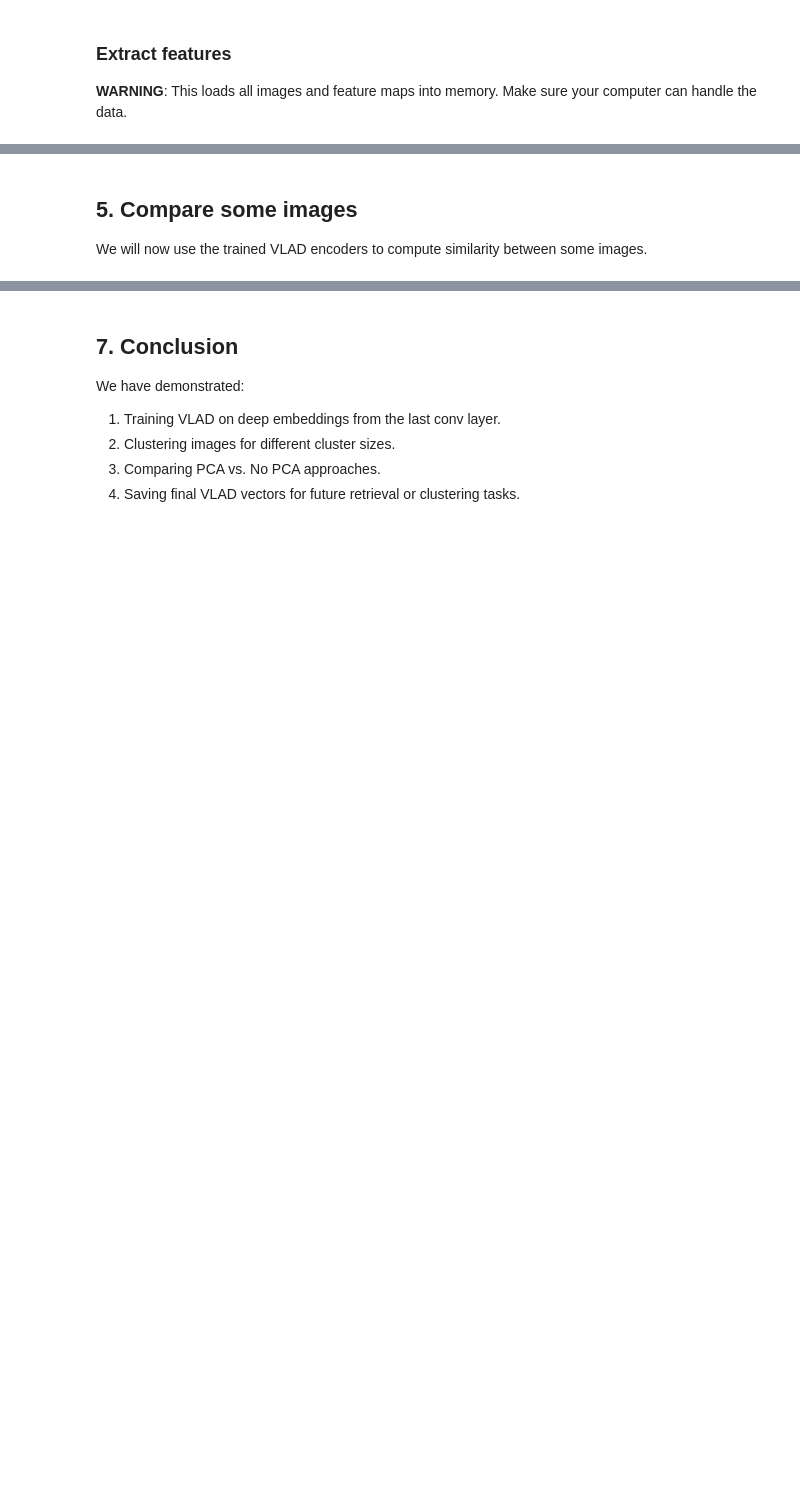
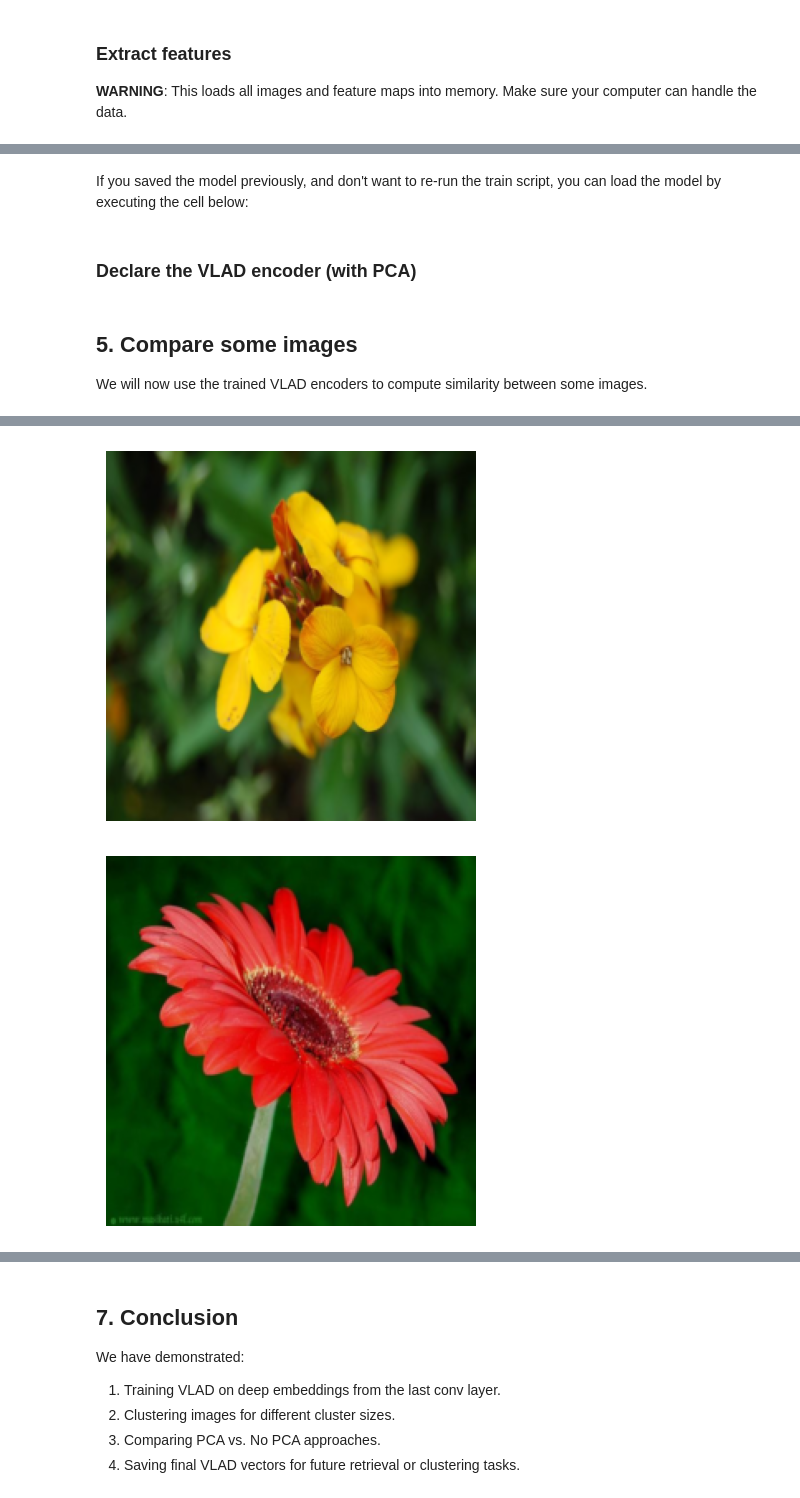
Before and after one commit to MechaCritter/Python-Visual-Similarity, a Jupyter notebook: examples/vlad_with_vgg16_embeddings.ipynb, the cells around one changed output, grey strips where cells are left out. Drawn from its saved outputs; the diff is of its cells as text; code cells hidden in the pictures; blank space fills up the shorter version.

```diff
--- a/examples/vlad_with_vgg16_embeddings.ipynb
+++ b/examples/vlad_with_vgg16_embeddings.ipynb
@@ -56,6 +63,7 @@ transformer = transforms.Compose(
 )
 
 train_dataset = OxfordFlowerDataset(transform=transformer, purpose='train')
+val_dataset = OxfordFlowerDataset(transform=transformer, purpose='validation')
 print("Number of images in the dataset:", len(train_dataset))
 # %% [output]
 Number of images in the dataset: 6149
@@ -140,0 +161,2 @@ Similar to above, but here, the dimension of each feature vector is reduced `by
+# %% [markdown]
+If you saved the model previously, and don't want to re-run the train script, you can load the model by executing the cell below:
@@ -141 +167,3 @@ Similar to above, but here, the dimension of each feature vector is reduced `by
+# %% [markdown]
+### Declare the VLAD encoder (with PCA)
 # %%
@@ -162,3 +185,9 @@ if SAVE_DATA:
 ## **5. Compare some images**
 
 We will now use the trained VLAD encoders to compute similarity between some images.
+# %%
+image_1, label_1, path_1 = train_dataset[2005]
+image_2, label_2, path_2 =  val_dataset[401]
+plot_image(image_1)
+plot_image(image_2)
+# %% [output]
@@ -164,0 +195,2 @@ We will now use the trained VLAD encoders to compute similarity between some ima
+[figure, added]
+[figure, added]
```
Also changed, not shown: parts of 56 cells of this notebook, 8 other files.
